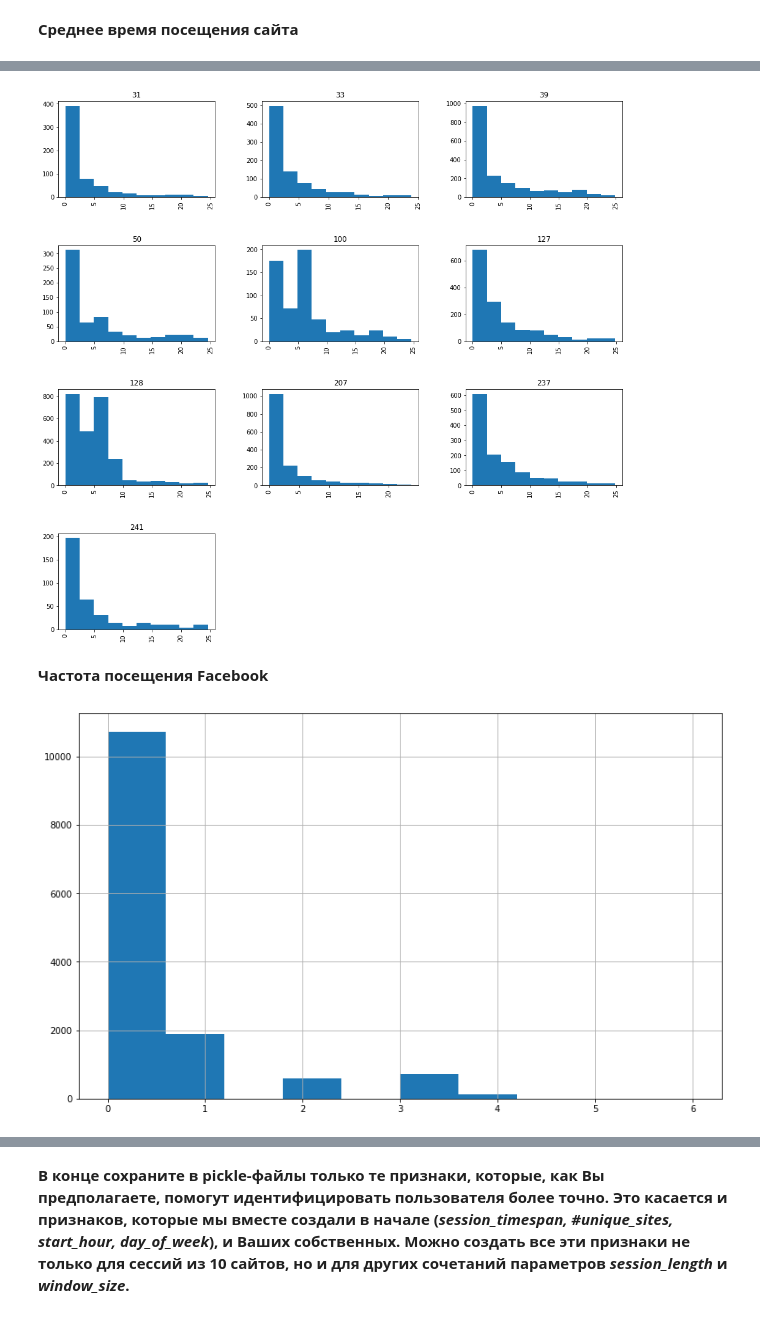
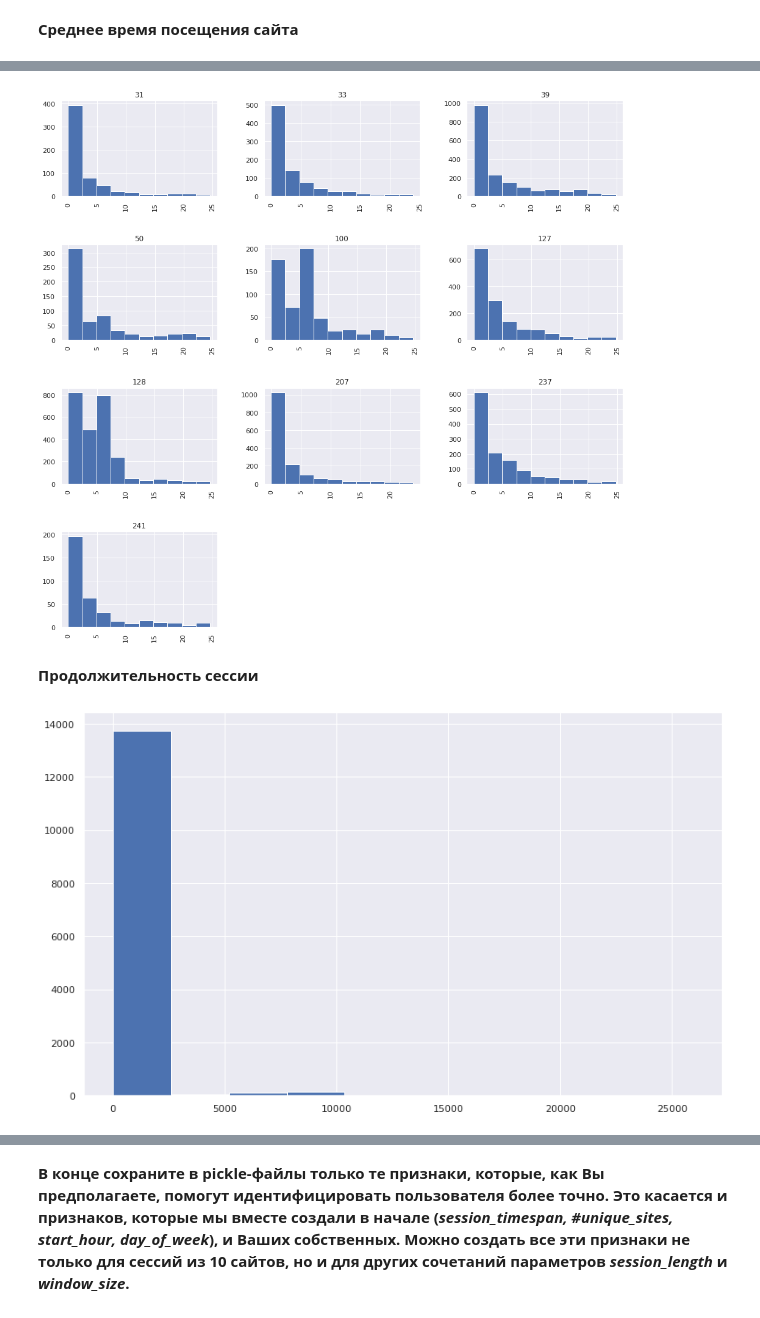
Before and after one commit to Uniholder/Specialization-Yandex-MIPT, a Jupyter notebook: 6_Final_projects/1_user_identification/week3_original.ipynb, the cells around one changed output, grey strips where cells are left out. Saved outputs shown, nothing was run; the diff lists cells and outputs as text; code cells hidden in the pictures.

```diff
--- a/6_Final_projects/1_user_identification/week3_original.ipynb
+++ b/6_Final_projects/1_user_identification/week3_original.ipynb
@@ -40,6 +40,7 @@ pd.set_option('display.max.columns', 25)
 import pickle
 #pip install seaborn
 import seaborn as sns
+sns.set()
 %matplotlib inline
 from matplotlib import pyplot as plt
 
@@ -588,5 +645,8 @@ with open(os.path.join(PATH_TO_DATA, 'new_new_features_150users.pkl'), 'wb') as
 # %% [markdown]
 **14. Постройте картинки для новых признаков, поисследуйте их, прокомментируйте результаты.**
+# %%
+train_data_10users = pd.read_pickle(os.path.join(PATH_TO_DATA, 'new_features_10users_s10_w10.pkl'))
+train_data_150users = pd.read_pickle(os.path.join(PATH_TO_DATA, 'new_features_150users_s10_w10.pkl'))
 # %% [markdown]
 Построим гистрограммы новых признаков: общие и с разбивкой по пользователям (используем данные по 10 пользователям)
 # %% [markdown]
@@ -611,0 +692,3 @@ train_data_10users.hist('start_month', by='user_id', figsize=(16, 16));
+# %%
+train_data_10users.year_month = train_data_10users.year_month.round(2)
+train_data_150users.year_month = train_data_150users.year_month.round(2)
@@ -667,10 +837,10 @@ train_data_10users.visit_mean_time.hist();
 train_data_10users[train_data_10users.visit_mean_time < 25].hist('visit_mean_time', by='user_id', figsize=(16, 16));
 # ограничение для убирания длинного правого хвоста
 # %% [output]
-[figure, old version]
+[figure, new version]
-# %% [markdown]
-**Частота посещения Facebook**
+# %% [markdown]
+**Продолжительность сессии**
 # %%
-train_data_10users.facebook_visited.hist();
+train_data_10users.visit_mean_time.hist();
 # %% [output]
-[figure, old version]
+[figure, new version]
```
Also changed, not shown: parts of 91 cells of this notebook, 9 other files.
